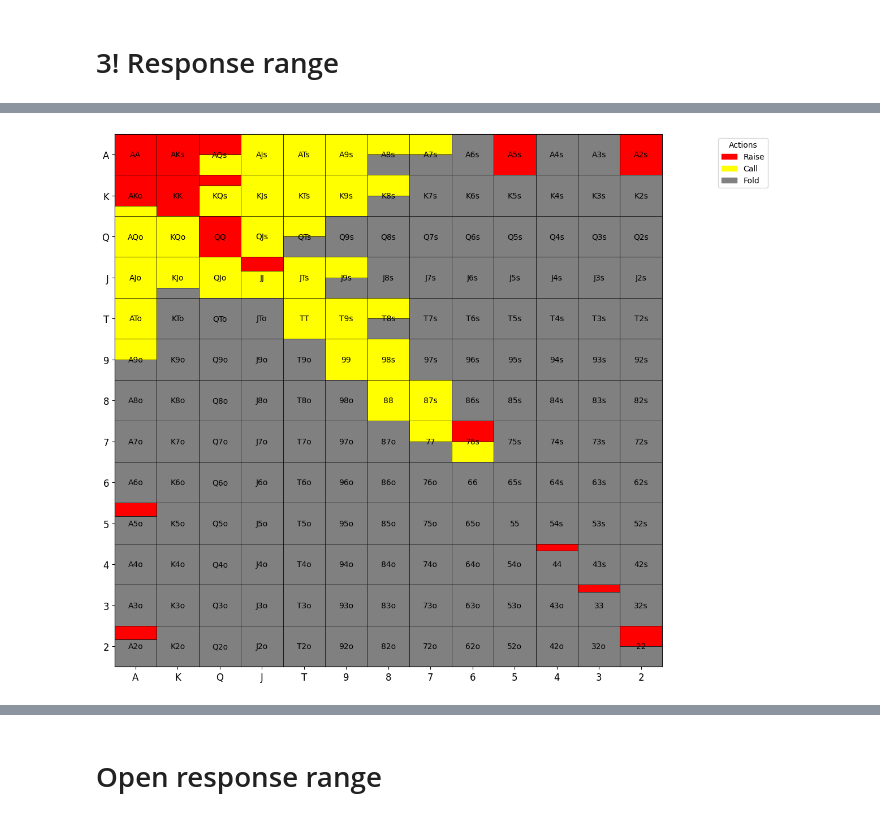
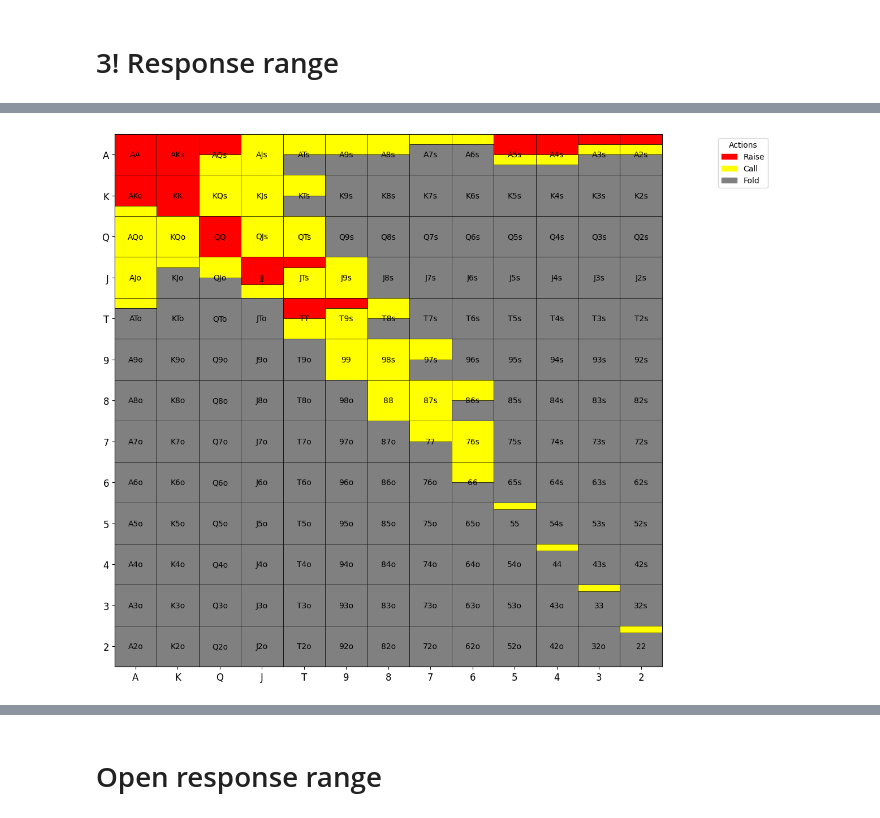
Before and after one commit to KunaalAgarwal/poker_analysis, a Jupyter notebook: src/btn_ranges.ipynb, the cells around one changed output, grey strips where cells are left out. Cells and saved outputs as stored; diff of their text form; code cells hidden in the pictures.

Commit message:
added flatting range defense calculations throughout. Updated btn 3bet response and rfi

```diff
--- a/src/btn_ranges.ipynb
+++ b/src/btn_ranges.ipynb
@@ -54,6 +54,7 @@ rfi_range = {
     "A9o": {"raise": 1.0, "call": 0.0},
     "A8o": {"raise": 1.0, "call": 0.0},
     "A7o": {"raise": 1.0, "call": 0.0},
+    "A6o": {"raise": 0.5, "call": 0.0},
     "A5o": {"raise": 0.33, "call": 0.0},
     "A4o": {"raise": 0.33, "call": 0.0},
     "A3o": {"raise": 0.33, "call": 0.0},
@@ -66,6 +67,10 @@ rfi_range = {
     "K8s": {"raise": 1.0, "call": 0.0},
     "K7s": {"raise": 0.5, "call": 0.0},
     "K6s": {"raise": 0.5, "call": 0.0},
+    "K5s": {"raise": 0.5, "call": 0.0},
+    "K4s": {"raise": 0.25, "call": 0.0},
+    "K3s": {"raise": 0.25, "call": 0.0},
+    "K2s": {"raise": 0.25, "call": 0.0},
 
     "KQo": {"raise": 1.0, "call": 0.0},
     "KJo": {"raise": 1.0, "call": 0.0},
@@ -73,19 +78,22 @@ rfi_range = {
     "K9o": {"raise": 1.0, "call": 0.0},
     "K8o": {"raise": 1.0, "call": 0.0},
     "K7o": {"raise": 1.0, "call": 0.0},
+    "K6o": {"raise": 0.5, "call": 0.0},
 
     "QJs": {"raise": 1.0, "call": 0.0},
     "QTs": {"raise": 1.0, "call": 0.0},
     "Q9s": {"raise": 1.0, "call": 0.0},
     "Q8s": {"raise": 1.0, "call": 0.0},
-
+    "Q7s": {"raise": 0.5, "call": 0.0},
 
     "QJo": {"raise": 1.0, "call": 0.0},
     "QTo": {"raise": 1.0, "call": 0.0},
-    "Q9o": {"raise": 0.5, "call": 0.0},
+    "Q9o": {"raise": 1.0, "call": 0.0},
+    "Q8o": {"raise": 0.5, "call": 0.0},
 
     "JTs": {"raise": 1.0, "call": 0.0},
     "J9s": {"raise": 1.0, "call": 0.0},
+    "J8s": {"raise": 0.5, "call": 0.0},
 
     "JTo": {"raise": 1.0, "call": 0.0},
     "J9o": {"raise": 0.5, "call": 0.0},
@@ -99,16 +107,16 @@ rfi_range = {
     "87s": {"raise": 1.0, "call": 0.0},
     "86s": {"raise": 0.5, "call": 0.0},
 
-    "76s": {"raise": 0.75, "call": 0.0},
-    "75s": {"raise": 0.33, "call": 0.0},
+    "76s": {"raise": 1.0, "call": 0.0},
+    "75s": {"raise": 0.0, "call": 0.0},
 
     "65s": {"raise": 0.5, "call": 0.0},
 
     "54s": {"raise": 0.5, "call": 0.0},
 
-    "43s": {"raise": 0.5, "call": 0.0},
+    "43s": {"raise": 0.0, "call": 0.0},
 
-    "32s": {"raise": 0.5, "call": 0.0},
+    "32s": {"raise": 0.0, "call": 0.0},
 }
 # Visualize the range
 rfi = range_construction.generate_range(rfi_range, '../ranges/btn_ranges/btn_rfi.png')
@@ -150,97 +150,97 @@ Leads to a 2.5x 4bet size from IP.
 # %%
+# against blinds we can def just call a lot of hands. The blind 3bet ranges are also extremely strong.
 response_3bet_range = {
     # Pairs
     "AA": {"raise": 1.0, "call": 0.0},
     "KK": {"raise": 1.0, "call": 0.0},
     "QQ": {"raise": 1.0, "call": 0.0},
-    "JJ": {"raise": 1/3, "call": 2/3},
-    "TT": {"raise": 0.0, "call": 1.0},
-
+    "JJ": {"raise": 2/3, "call": 1/3},
+    "TT": {"raise": 0.5, "call": 0.5},
     "99": {"raise": 0.0, "call": 1.0},
     "88": {"raise": 0.0, "call": 1.0},
     "77": {"raise": 0.0, "call": 0.5},
-    "66": {"raise": 0.0, "call": 0.0},
-    "55": {"raise": 0.0, "call": 0.0},
-    # 4bet bluff (unblocks AA, KK, QQ, JJ), can beat AK, AQ, high pressure on middling pairs
-    "44": {"raise": 0.17, "call": 0.0},
-    "33": {"raise": 0.17, "call": 0.0},
-    "22": {"raise": 0.5, "call": 0.0},
+    "66": {"raise": 0.0, "call": 0.5},
+    "55": {"raise": 0.0, "call": 1/6},
+    "44": {"raise": 0.0, "call": 1/6},
+    "33": {"raise": 0.0, "call": 1/6},
+    "22": {"raise": 0.0, "call": 1/6},
 
     "AKs": {"raise": 1.0, "call": 0.0},
     "AQs": {"raise": 0.5, "call": 0.5},
     "AJs": {"raise": 0.0, "call": 1.0},
-    "ATs": {"raise": 0.0, "call": 1.0},
-    "A9s": {"raise": 0.0, "call": 1.0},
+    "ATs": {"raise": 0.0, "call": 0.5},
+    "A9s": {"raise": 0.0, "call": 0.5},
     "A8s": {"raise": 0.0, "call": 0.5},
-    "A7s": {"raise": 0.0, "call": 0.5},
-    "A6s": {"raise": 0.0, "call": 0.0},
-    "A5s": {"raise": 1.0, "call": 0.0}, # 4bet bluff
-    "A4s": {"raise": 0.0, "call": 0.0},
-    "A3s": {"raise": 0.0, "call": 0.0},
-    "A2s": {"raise": 1.0, "call": 0.0}, # 4bet bluff
+    "A7s": {"raise": 0.0, "call": 0.25},
+    "A6s": {"raise": 0.0, "call": 0.25},
+    # reduced 4bet bluff combos
+    "A5s": {"raise": 0.5, "call": 0.25},
+    "A4s": {"raise": 0.5, "call": 0.25},
+    "A3s": {"raise": 0.25, "call": 0.25},
+    "A2s": {"raise": 0.25, "call": 0.25},
 
-    "AKo": {"raise": .75, "call": 0.25},
+    "AKo": {"raise": 0.75, "call": 0.25},
     "AQo": {"raise": 0.0, "call": 1.0},
     "AJo": {"raise": 0.0, "call": 1.0},
-    "ATo": {"raise": 0.0, "call": 1.0},
-    "A9o": {"raise": 0.0, "call": 0.5},
-    "A5o": {"raise": 0.33, "call": 0.0}, # come back to adjust bluff frequencies
+    "ATo": {"raise": 0.0, "call": 0.25},
+    "A9o": {"raise": 0.0, "call": 0.0},
+    "A5o": {"raise": 0.0, "call": 0.0},
     "A4o": {"raise": 0.0, "call": 0.0},
     "A3o": {"raise": 0.0, "call": 0.0},
-    "A2o": {"raise": 0.33, "call": 0.0},
+    "A2o": {"raise": 0.0, "call": 0.0},
 
-    "KQs": {"raise": 0.25, "call": 0.75},
+    "KQs": {"raise": 0.0, "call": 1.0},
     "KJs": {"raise": 0.0, "call": 1.0},
-    "KTs": {"raise": 0.0, "call": 1.0},
-    "K9s": {"raise": 0.0, "call": 1.0},
-    "K8s": {"raise": 0.0, "call": 0.5},
-
+    "KTs": {"raise": 0.0, "call": 0.5},
+    "K9s": {"raise": 0.0, "call": 0.0},
 
     "KQo": {"raise": 0.0, "call": 1.0},
-    "KJo": {"raise": 0.0, "call": 0.75},
+    "KJo": {"raise": 0.0, "call": 0.25},
     "KTo": {"raise": 0.0, "call": 0.0},
 
     "QJs": {"raise": 0.0, "call": 1.0},
-    "QTs": {"raise": 0.0, "call": 0.5},
+    "QTs": {"raise": 0.0, "call": 1.0},
 
-    "QJo": {"raise": 0.0, "call": 1.0},
+    "QJo": {"raise": 0.0, "call": 0.5},
     "QTo": {"raise": 0.0, "call": 0.0},
     "Q9o": {"raise": 0.0, "call": 0.0},
 
-    "JTs": {"raise": 0.0, "call": 1.0},
-    "J9s": {"raise": 0.0, "call": 0.5},
+    # decreased 4bet bluffs
+    "JTs": {"raise": 0.25, "call": 0.75},
+    "J9s": {"raise": 0.0, "call": 1.0},
 
     "JTo": {"raise": 0.0, "call": 0.0},
     "J9o": {"raise": 0.0, "call": 0.0},
 
-    "T9s": {"raise": 0.0, "call": 1.0},
+    # decreased 4bet bluffs
+    "T9s": {"raise": 0.25, "call": 0.75},
     "T8s": {"raise": 0.0, "call": 0.5},
 
     "98s": {"raise": 0.0, "call": 1.0},
-    "97s": {"raise": 0.0, "call": 0.0},
+    "97s": {"raise": 0.0, "call": 0.5},
 
     "87s": {"raise": 0.0, "call": 1.0},
-    "86s": {"raise": 0.0, "call": 0.0},
+    "86s": {"raise": 0.0, "call": 0.5},
 
-    "76s": {"raise": 0.5, "call": 0.5},
+    "76s": {"raise": 0.0, "call": 1.0},
     "75s": {"raise": 0.0, "call": 0.0},
 
     "65s": {"raise": 0.0, "call": 0.0},
 }
 # Visualize the range
 response_3bet = range_construction.generate_range(response_3bet_range, '../ranges/btn_ranges/btn_3!response')
 response_3bet_distribution = range_construction.range_hand_distribution(response_3bet_range)
 response_3bet_percent_by_actions = range_construction.range_percent_by_all_actions(response_3bet_range)
 response_3bet_mean_hand_rank = range_construction.average_range_rank(response_3bet_range)
 
 defended_rfi = 100*response_3bet_percent_by_actions['overall']['combos'] / rfi_percent_by_actions['overall']['combos']
 
 print(response_3bet_percent_by_actions)
 print(f'Mean hand rank: {response_3bet_mean_hand_rank}')
 print(f'Percent A or K high: {range_construction.percent_range_high_card(response_3bet_range)} %')
 print(f'Percent of BTN RFI defended: {defended_rfi} %')
 
 response_3bet_distribution[1].to_csv('../ranges/btn_ranges/btn_3bet_response_distribution.csv')
 response_3bet_distribution[0]
 # %% [output]
-[figure, old version]
+[figure, new version]
```
Also changed, not shown: parts of 7 cells of this notebook, 5 other files.
